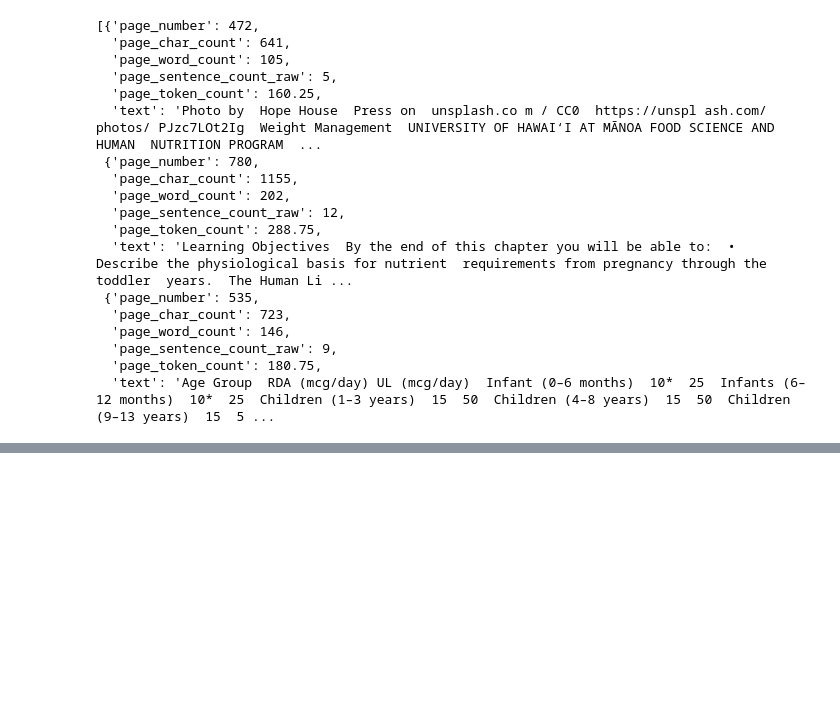
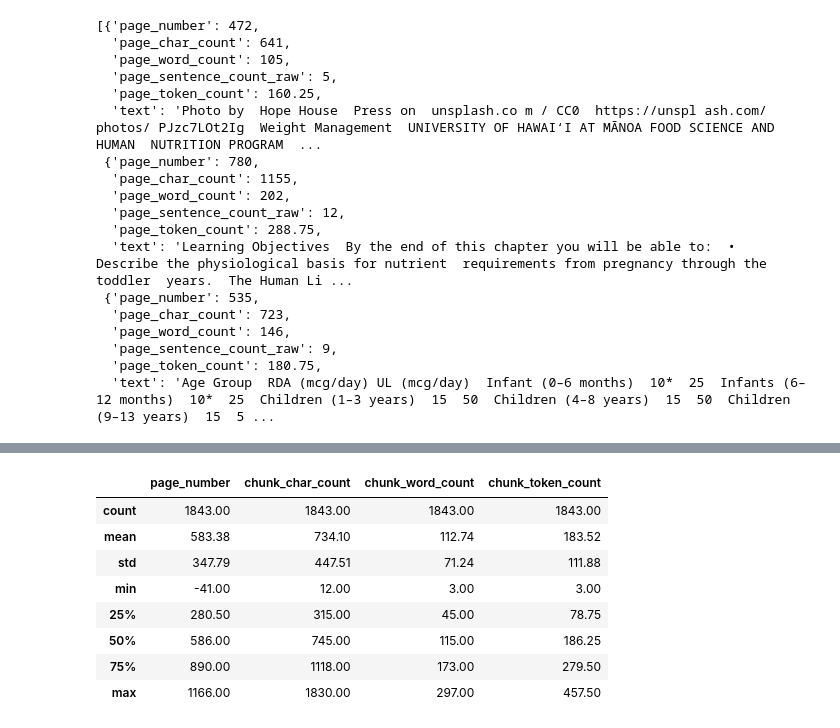
Before and after one commit to dawmro/simple-local-rag, a Jupyter notebook: local-rag.ipynb, the cells around one changed output, grey strips where cells are left out. Cells and saved outputs as stored; diff of their text form; code cells hidden in the pictures; blank space fills up the shorter version.

```diff
--- a/local-rag.ipynb
+++ b/local-rag.ipynb
@@ -105,0 +200,4 @@ random.sample(pages_and_texts, k=3)
+# %%
+for item in tqdm(pages_and_texts):
+    item["sentence_chunks"] = split_list(input_list=item["sentences"], slice_size=num_sentence_chunk_size)
+    item["num_chunks"] = len(item["sentence_chunks"])
@@ -105,0 +270,13 @@ random.sample(pages_and_texts, k=3)
+# %%
+df = pd.DataFrame(pages_and_chunks)
+df.describe().round(2)
+# %% [output]
+|  | page_number | chunk_char_count | chunk_word_count | chunk_token_count |
+| count | 1843.00 | 1843.00 | 1843.00 | 1843.00 |
+| mean | 583.38 | 734.10 | 112.74 | 183.52 |
+| std | 347.79 | 447.51 | 71.24 | 111.88 |
+| min | -41.00 | 12.00 | 3.00 | 3.00 |
+| 25% | 280.50 | 315.00 | 45.00 | 78.75 |
+| 50% | 586.00 | 745.00 | 115.00 | 186.25 |
+| 75% | 890.00 | 1118.00 | 173.00 | 279.50 |
+| max | 1166.00 | 1830.00 | 297.00 | 457.50 |
```
Also changed, not shown: parts of 14 cells of this notebook.
